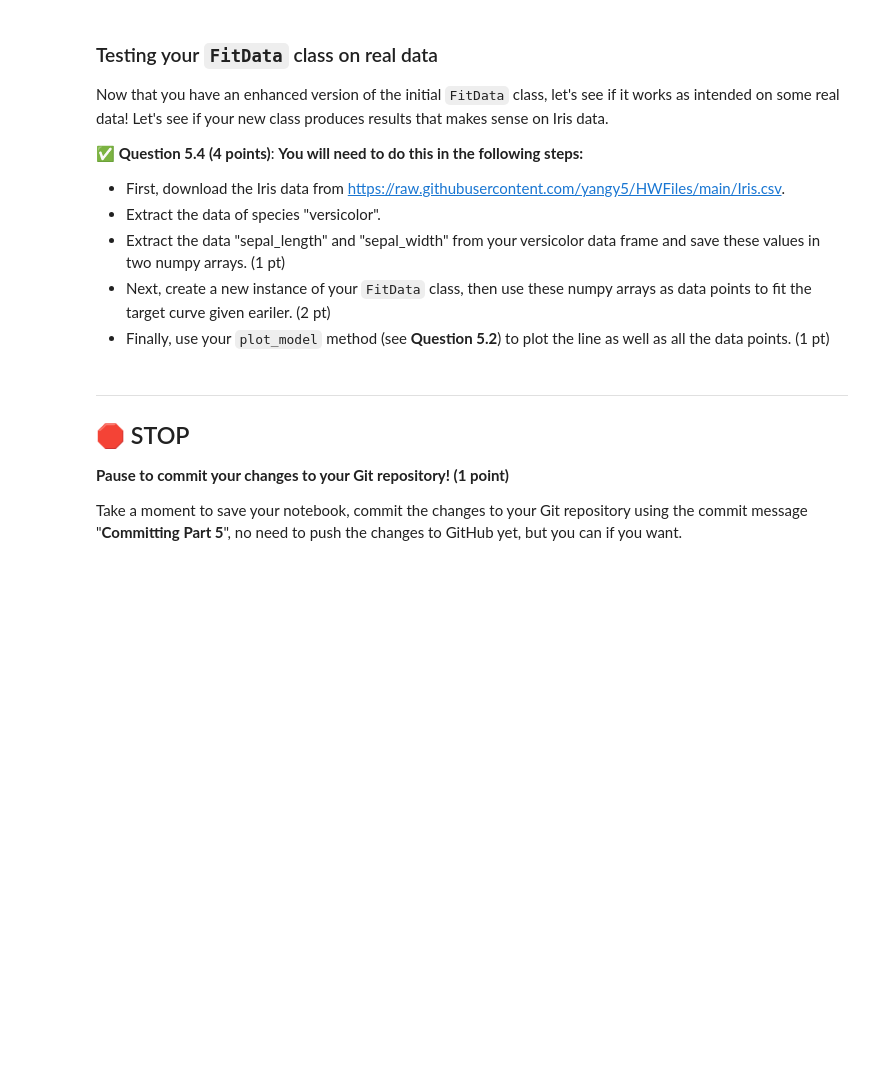
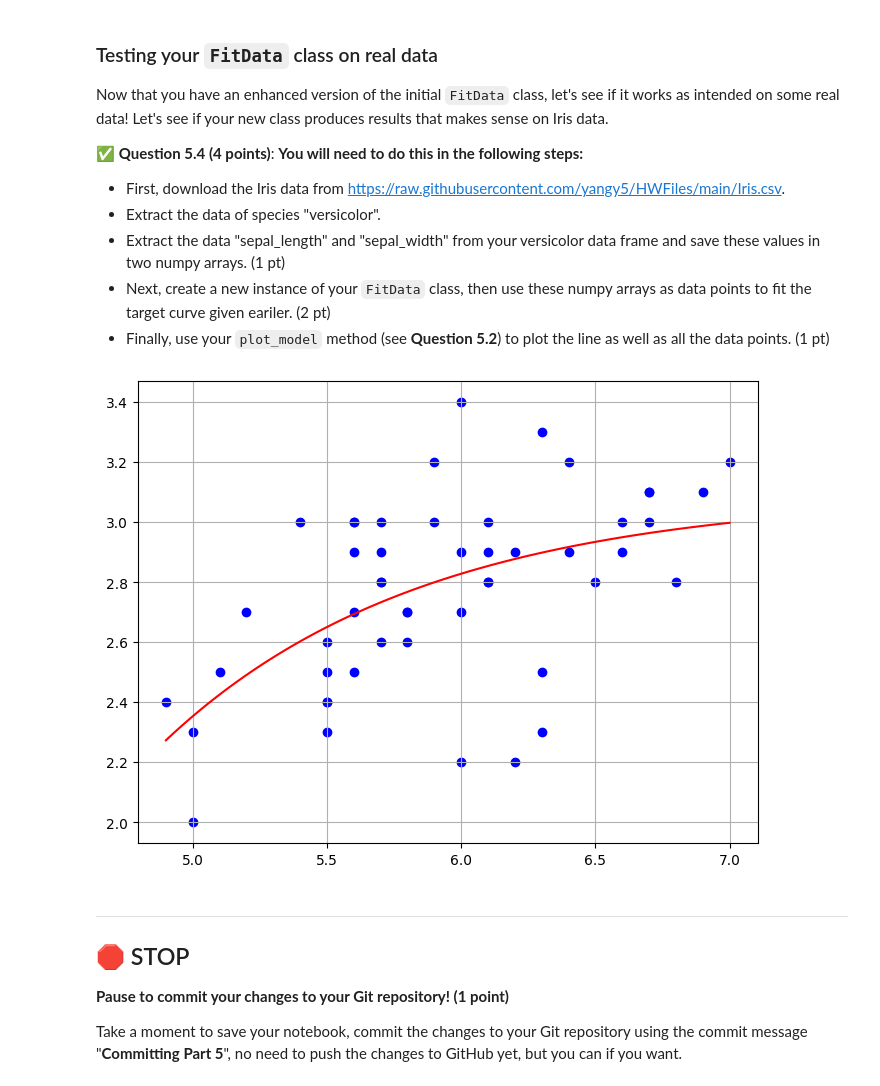
Before and after one commit to aidank247/CMSE202-s25-turnin, a Jupyter notebook: HW-01_GitPracticeDebuggingPythonPackagesAndClasses-SS25-AidanKlinger.ipynb, the cells around one changed output. Cells and saved outputs as stored; diff of their text form; code cells hidden in the pictures; blank space fills up the shorter version.

```diff
--- a/HW-01_GitPracticeDebuggingPythonPackagesAndClasses-SS25-AidanKlinger.ipynb
+++ b/HW-01_GitPracticeDebuggingPythonPackagesAndClasses-SS25-AidanKlinger.ipynb
@@ -630,3 +668,59 @@ Now that you have an enhanced version of the initial `FitData` class, let's see
+# %%
+# use Pandas to load data
+df = pd.read_csv("Iris.csv")
+versicolor = df[df["species"] == "versicolor"]
+
+
+sepal_len = versicolor["sepal_length"].values
+sepal_wid = versicolor["sepal_width"].values
+# %%
+# Fit and plot the Iris sepal_length and sepal_width data
+class FitData:
+    def __init__(self, sepal_len, sepal_wid):
+        self.sepal_len = sepal_len
+        self.sepal_wid = sepal_wid
+        self.popt = None
+
+
+    def func(x, a, b, c):
+        return a * np.exp(-b * x) + c
+
+    def CurveFit_model(self):
+
+        self.popt, _ = curve_fit(FitData.func, self.sepal_len, self.sepal_wid)
+        return {
+            "coefficient a": self.popt[0],
+            "coefficient b": self.popt[1],
+            "coefficient c": self.popt[2],
+        }
+
+    def plot_model(self):
+
+        if self.popt is None:
+            raise ValueError("Curve fitting has not been performed. Call 'CurveFit_model()' first.")
+
+        a, b, c = self.popt
+        x_fit = np.linspace(min(self.sepal_len), max(self.sepal_len), 100)
+        y_fit = FitData.func(x_fit, a, b, c)
+
+
+        plt.figure(figsize=(8, 6))
+        plt.scatter(self.sepal_len, self.sepal_wid, color='blue')
+        plt.plot(x_fit, y_fit, color='red')
+        plt.grid(True)
+        plt.show()
+
+
+fit_versicolor = FitData(sepal_len, sepal_wid)
+
+
+model_params = fit_versicolor.CurveFit_model()
+
+
+
+fit_versicolor.plot_model()
+# %% [output]
+[figure, added]
 # %% [markdown]
 ---
 ## &#128721; STOP
```
Also changed, not shown: parts of 24 cells of this notebook, 2 other files.
